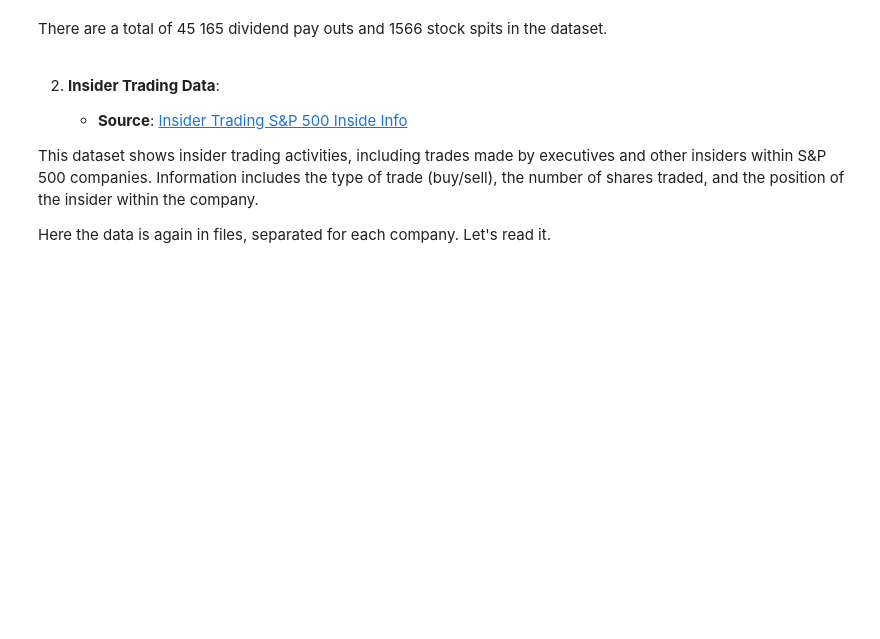
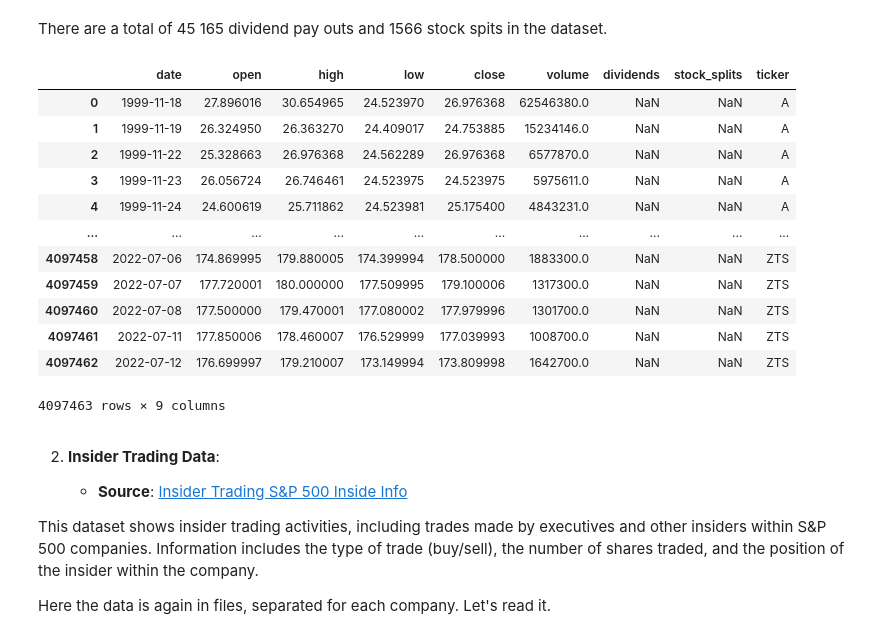
Before and after one commit to thunder913/Data-Science, a Jupyter notebook: stock_analysis.ipynb, the cells around one changed output. Cells and saved outputs as stored; diff of their text form; code cells hidden in the pictures; blank space fills up the shorter version.

```diff
--- a/stock_analysis.ipynb
+++ b/stock_analysis.ipynb
@@ -162,6 +162,22 @@ len(stock_data_tidy[stock_data_tidy.dividends.notna()]), len(stock_data_tidy[sto
 (45165, 1566)
 # %% [markdown]
 There are a total of 45 165 dividend pay outs and 1566 stock spits in the dataset.
+# %%
+stock_data_tidy
+# %% [output]
+|  | date | open | high | low | close | volume | dividends | stock_splits | ticker |
+| 0 | 1999-11-18 | 27.896016 | 30.654965 | 24.523970 | 26.976368 | 62546380.0 | NaN | NaN | A |
+| 1 | 1999-11-19 | 26.324950 | 26.363270 | 24.409017 | 24.753885 | 15234146.0 | NaN | NaN | A |
+| 2 | 1999-11-22 | 25.328663 | 26.976368 | 24.562289 | 26.976368 | 6577870.0 | NaN | NaN | A |
+| 3 | 1999-11-23 | 26.056724 | 26.746461 | 24.523975 | 24.523975 | 5975611.0 | NaN | NaN | A |
+| 4 | 1999-11-24 | 24.600619 | 25.711862 | 24.523981 | 25.175400 | 4843231.0 | NaN | NaN | A |
+| ... | ... | ... | ... | ... | ... | ... | ... | ... | ... |
+| 4097458 | 2022-07-06 | 174.869995 | 179.880005 | 174.399994 | 178.500000 | 1883300.0 | NaN | NaN | ZTS |
+| 4097459 | 2022-07-07 | 177.720001 | 180.000000 | 177.509995 | 179.100006 | 1317300.0 | NaN | NaN | ZTS |
+| 4097460 | 2022-07-08 | 177.500000 | 179.470001 | 177.080002 | 177.979996 | 1301700.0 | NaN | NaN | ZTS |
+| 4097461 | 2022-07-11 | 177.850006 | 178.460007 | 176.529999 | 177.039993 | 1008700.0 | NaN | NaN | ZTS |
+| 4097462 | 2022-07-12 | 176.699997 | 179.210007 | 173.149994 | 173.809998 | 1642700.0 | NaN | NaN | ZTS |
+4097463 rows × 9 columns
 # %%
 # TODO if have time make some charts -> most dividends, check stock splits by date (also dividends maybe) etc..
 # %% [markdown]
```
Also changed, not shown: parts of 4 cells of this notebook.
